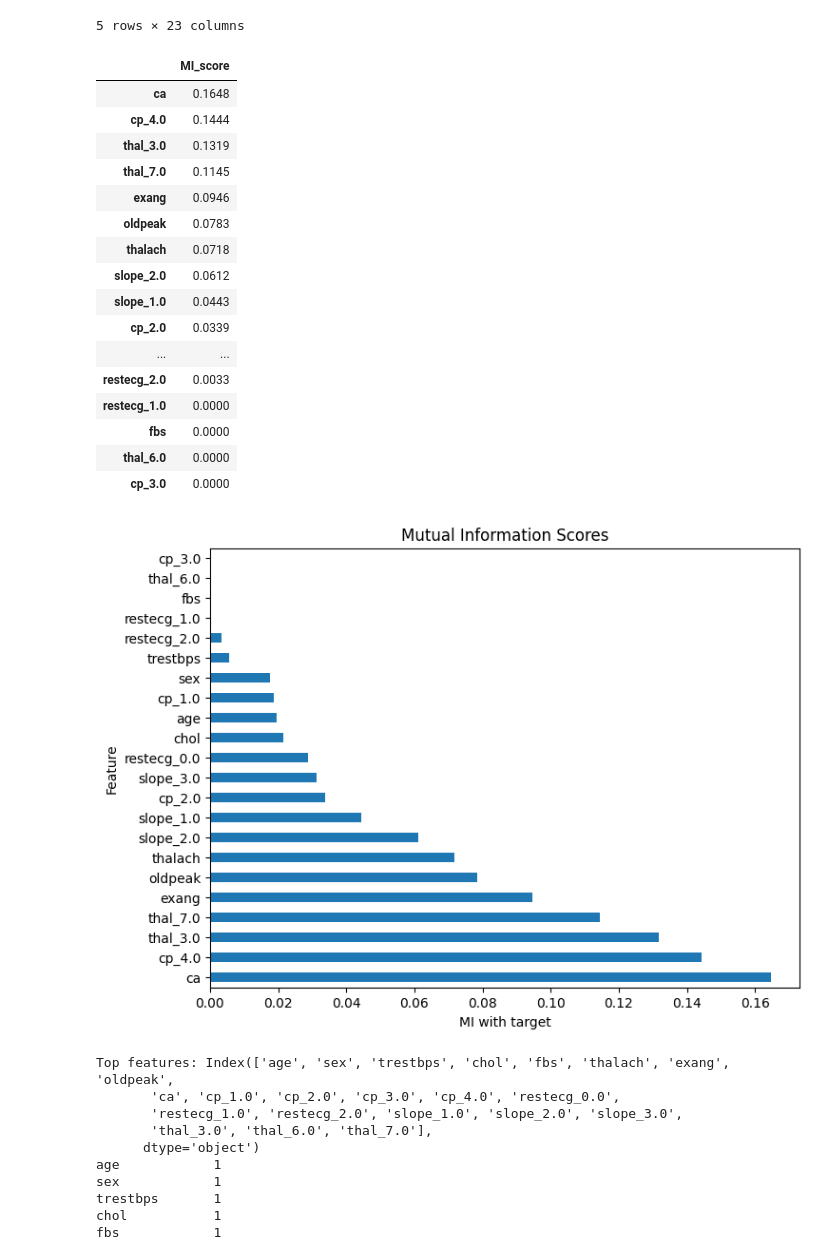
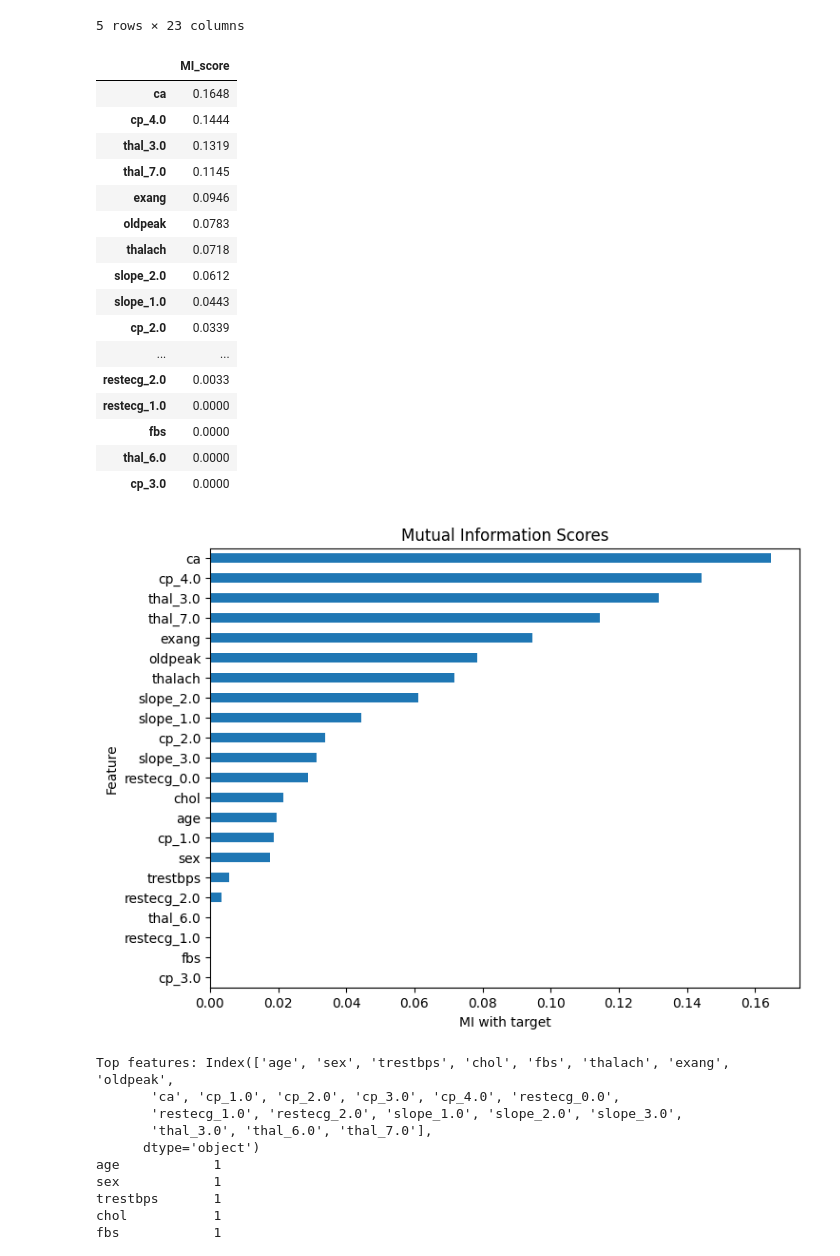
Before and after one commit to vinhbin/heartdiseaseDS, a Jupyter notebook: preprocessing_nb.ipynb, the cells around one changed output. Cells and saved outputs as stored; diff of their text form; code cells hidden in the pictures.

```diff
--- a/preprocessing_nb.ipynb
+++ b/preprocessing_nb.ipynb
@@ -873,35 +873,35 @@ mi_scores_raw = mutual_info_classif(
     )
 mi_scores = pd.Series(mi_scores_raw, index=X_train.columns)
 mi_series = pd.Series(mi_scores, index=X_train.columns).sort_values(ascending=False)
 
 # Sort, round, and show as a table
 mi_df = mi_scores.sort_values(ascending=False).round(4).to_frame("MI_score")
 display(mi_df)
 
 # Display as bar graph
-mi_series.plot(kind='barh', figsize=(8,6), title="Mutual Information Scores")
+mi_series.sort_values().plot(kind='barh', figsize=(8,6), title="Mutual Information Scores")
 plt.ylabel("Feature")
 plt.xlabel("MI with target")
 plt.show()
 # %% [output]
 |  | MI_score |
 | ca | 0.1648 |
 | cp_4.0 | 0.1444 |
 | thal_3.0 | 0.1319 |
 | thal_7.0 | 0.1145 |
 | exang | 0.0946 |
 | oldpeak | 0.0783 |
 | thalach | 0.0718 |
 | slope_2.0 | 0.0612 |
 | slope_1.0 | 0.0443 |
 | cp_2.0 | 0.0339 |
 | ... | ... |
 | restecg_2.0 | 0.0033 |
 | restecg_1.0 | 0.0000 |
 | fbs | 0.0000 |
 | thal_6.0 | 0.0000 |
 | cp_3.0 | 0.0000 |
-[figure, old version]
+[figure, new version]
 # %%
 # 3. Feature Selection
 # RFE; higher ranking = more influential
```
Also changed, not shown: parts of 1 cell of this notebook.
